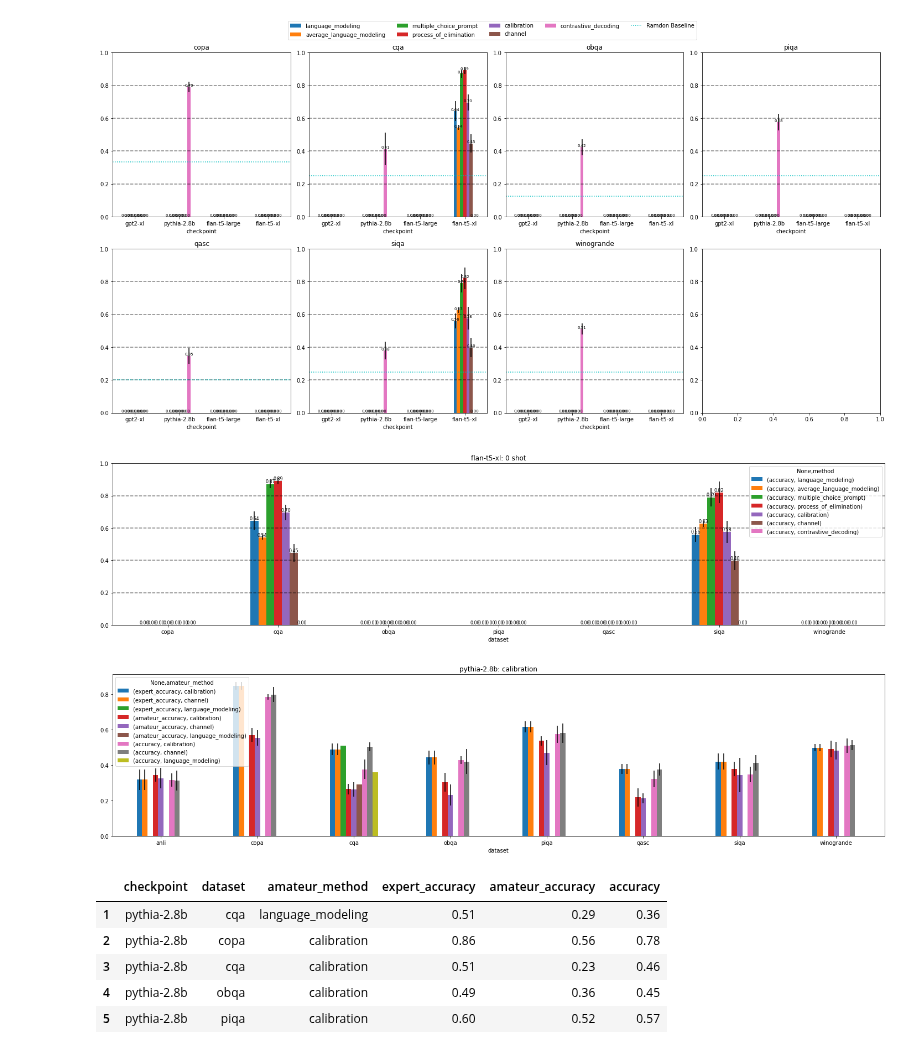
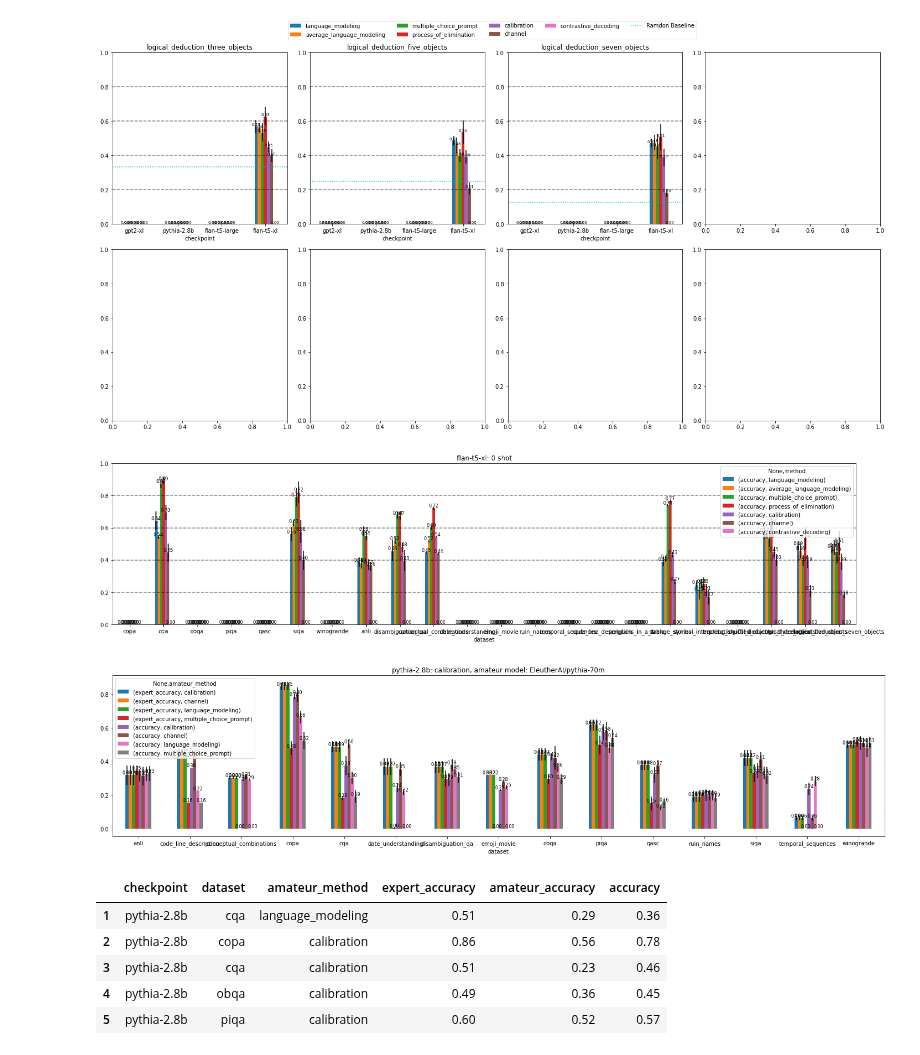
Before and after one commit to KasMasVan/csr_exp_resource_index, a Jupyter notebook: results/visualize.ipynb, the cells around one changed output. Drawn from its saved outputs; the diff is of its cells as text; code cells hidden in the pictures.

```diff
--- a/results/visualize.ipynb
+++ b/results/visualize.ipynb
@@ -42,15 +42,16 @@ cal_df = process(cal_df)
 gen_df = process(gen_df, drop_columns=["number_of_synonyms"])
 cd_df = process(cd_df, ) # drop_columns=["expert_method", "amateur_method", "expert_accuracy", "amateur_accuracy"]
 # concatenate all dataframes
-pre_df = pd.concat([lm_df, mcp_df, poe_df, cha_df, cal_df, gen_df, cd_df])
+pre_df = pd.concat([lm_df, mcp_df, poe_df, cha_df, cal_df, gen_df, ]) # cd_df
 # %%
 n_shot = 0 # 4.0, 0
 df = pre_df[pre_df["n_shot"] == n_shot]
 # %%
 # datasets="anli cqa siqa logical_deduction_five_objects disambiguation_qa conceptual_combinations strange_stories symbol_interpretation".split()
-datasets="copa cqa obqa piqa qasc siqa winogrande".split()
+# datasets="copa cqa obqa piqa qasc siqa winogrande".split()
 # datasets="disambiguation_qa conceptual_combinations date_understanding emoji_movie ruin_names temporal_sequences code_line_description penguins_in_a_table strange_stories symbol_interpretation tracking_shuffled_objects logical_deduction_three_objects logical_deduction_five_objects logical_deduction_seven_objects".split()
 # datasets="anli_r1 anli_r2 anli_r3".split()
+datasets="logical_deduction_three_objects logical_deduction_five_objects logical_deduction_seven_objects".split()
 # model_index = ["opt-iml-1.3b", "opt-iml-max-1.3b", "flan-t5-large", "flan-t5-xl"]
 model_index = ["gpt2-xl", "pythia-2.8b", "flan-t5-large", "flan-t5-xl"]
 method_index = [('accuracy', 'language_modeling'), ('accuracy', 'average_language_modeling'), ('accuracy',    'multiple_choice_prompt'), ('accuracy',    'process_of_elimination')]
@@ -87,7 +88,7 @@ plt.tight_layout()
 # save the figure
 plt.savefig("v1.png", dpi=300, bbox_inches='tight')
 # %% [output]
-[figure, old version]
+[figure, new version]
 # %%
 # plot flan-t5-xl on all benchmarks.
 model = "flan-t5-xl"
@@ -109,23 +110,27 @@ for line in h_lines:
 plt.tight_layout()
 plt.savefig("v2.png", dpi=300, bbox_inches='tight')
 # %% [output]
-[figure, old version]
+[figure, new version]
 # %%
 # temporary code to visualize cd
 model = "pythia-2.8b"
-datasets = "copa cqa obqa piqa qasc siqa winogrande anli".split()
+amateur_model = "EleutherAI/pythia-70m"
+# datasets = "copa cqa obqa piqa qasc siqa winogrande anli".split()
+datasets="copa cqa obqa piqa qasc siqa winogrande anli disambiguation_qa conceptual_combinations date_understanding emoji_movie ruin_names temporal_sequences code_line_description penguins_in_a_table strange_stories symbol_interpretation tracking_shuffled_objects logical_deduction_three_objects logical_deduction_five_objects logical_deduction_seven_objects".split()
 expert_method = "calibration"
 fig, ax = plt.subplots(figsize=(20, 5))
-vis_df = cd_df[(cd_df["dataset"].isin(datasets)) & (cd_df["checkpoint"] == model) & (cd_df['expert_method'] == expert_method)]
-vis_df = vis_df.drop(columns=["expert_method", "method", "n_shot"])
+vis_df = cd_df[(cd_df["dataset"].isin(datasets)) & (cd_df["checkpoint"] == model) & (cd_df["amateur_checkpoint"] == amateur_model) & (cd_df['expert_method'] == expert_method)]
+vis_df = vis_df.drop(columns=["expert_method", "method", "n_shot", "amateur_accuracy"])
 vis_df = vis_df.groupby(["dataset","amateur_method"])
 vis_means = vis_df.mean().unstack()#.reindex(method_index, axis="columns").reindex(datasets, axis="rows")
 vis_errors = vis_df.std().unstack()#.reindex(method_index, axis="columns").reindex(datasets, axis="rows")
-vis_means.plot.bar(yerr=vis_errors, rot=0, figsize=(20, 5), title=f"{model}: {expert_method}", legend=True, ax=ax)
+vis_means.plot.bar(yerr=vis_errors, rot=0, figsize=(20, 5), title=f"{model}: {expert_method}, amateur model: {amateur_model}", legend=True, ax=ax)
+for p in ax.patches:
+        ax.text(p.get_x() + p.get_width()/2., p.get_height(), '%.2f' % float(p.get_height()), ha='center', va='bottom', fontsize=8)
 plt.tight_layout()
-# plt.savefig("v3.png", dpi=300, bbox_inches='tight')
+plt.savefig("v3.png", dpi=300, bbox_inches='tight')
 # %% [output]
-[figure, old version]
+[figure, new version]
 # %%
 vis_df.head()
 # %% [output]
```
Also changed, not shown: 8 other files.
